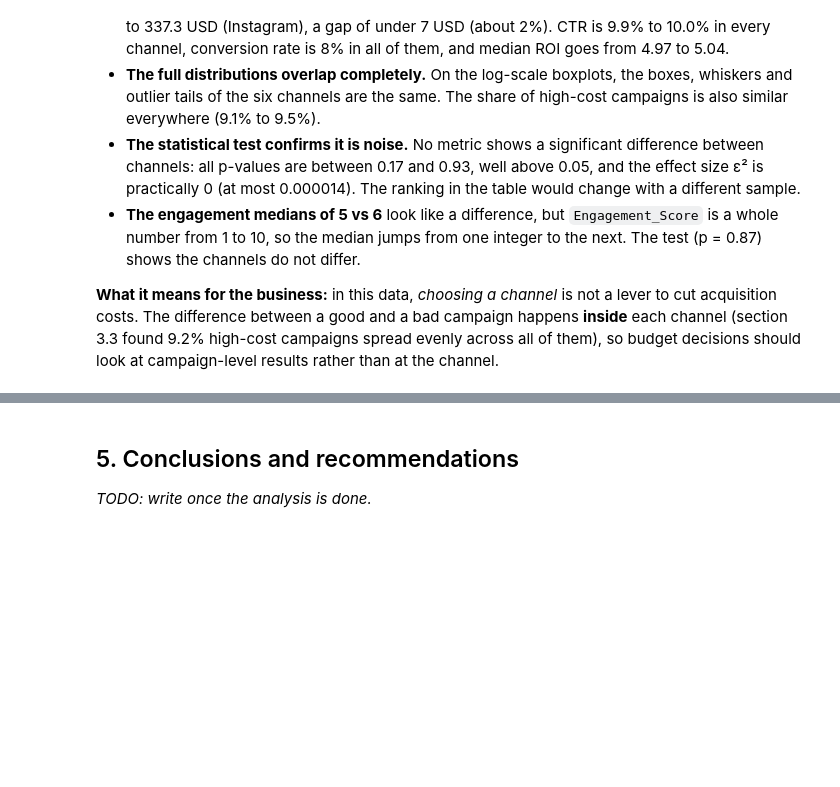
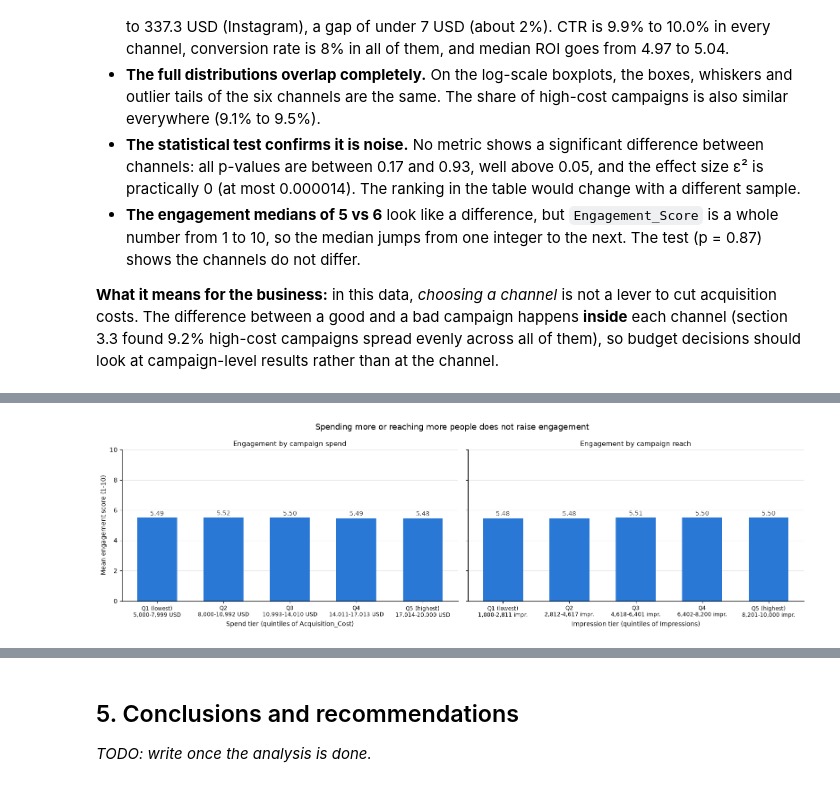
Before and after one commit to IA-P1-BCN/EDA_project_by_Rita, a Jupyter notebook: notebooks/01_eda_marketing_campaigns.ipynb, the cells around one changed output, grey strips where cells are left out. Saved outputs shown, nothing was run; the diff lists cells and outputs as text; code cells hidden in the pictures; blank space fills up the shorter version.

```diff
--- a/notebooks/01_eda_marketing_campaigns.ipynb
+++ b/notebooks/01_eda_marketing_campaigns.ipynb
@@ -624,0 +717,27 @@ channel_tests.round({"H": 2, "p_value": 3, "epsilon_squared": 6})
+# %%
+# Mean engagement per spend tier and per impression tier, on the full 1-10 scale
+fig, axes = plt.subplots(1, 2, figsize=(16, 4.8), sharey=True)
+panels = [
+    (spend_tiers, "Spend tier (quintiles of Acquisition_Cost)", "Engagement by campaign spend"),
+    (impression_tiers, "Impression tier (quintiles of Impressions)", "Engagement by campaign reach"),
+]
+for ax, (table, xlabel, title) in zip(axes, panels):
+    ax.bar(table["Tier_Label"], table["Mean_Engagement"], color=BLUE, width=0.6)
+    for x, value in enumerate(table["Mean_Engagement"]):
+        ax.text(x, value + 0.15, f"{value:.2f}", ha="center", color=GRAY, fontsize=10)
+    ax.set_ylim(0, 10)
+    ax.set_xlabel(xlabel)
+    ax.set_title(title, fontsize=11)
+    ax.grid(axis="y", color=GRID, linewidth=0.8)
+    ax.set_axisbelow(True)
+    ax.tick_params(axis="x", labelsize=8.5)
+    for side in ["top", "right"]:
+        ax.spines[side].set_visible(False)
+axes[0].set_ylabel("Mean engagement score (1-10)")
+
+fig.suptitle("Spending more or reaching more people does not raise engagement", fontsize=13)
+plt.tight_layout()
+fig.savefig("../reports/figures/q2_engagement_by_spend_and_reach.png", dpi=150, bbox_inches="tight")
+plt.show()
+# %% [output]
+[figure, added]
```
Also changed, not shown: parts of 5 cells of this notebook, 2 other files.
